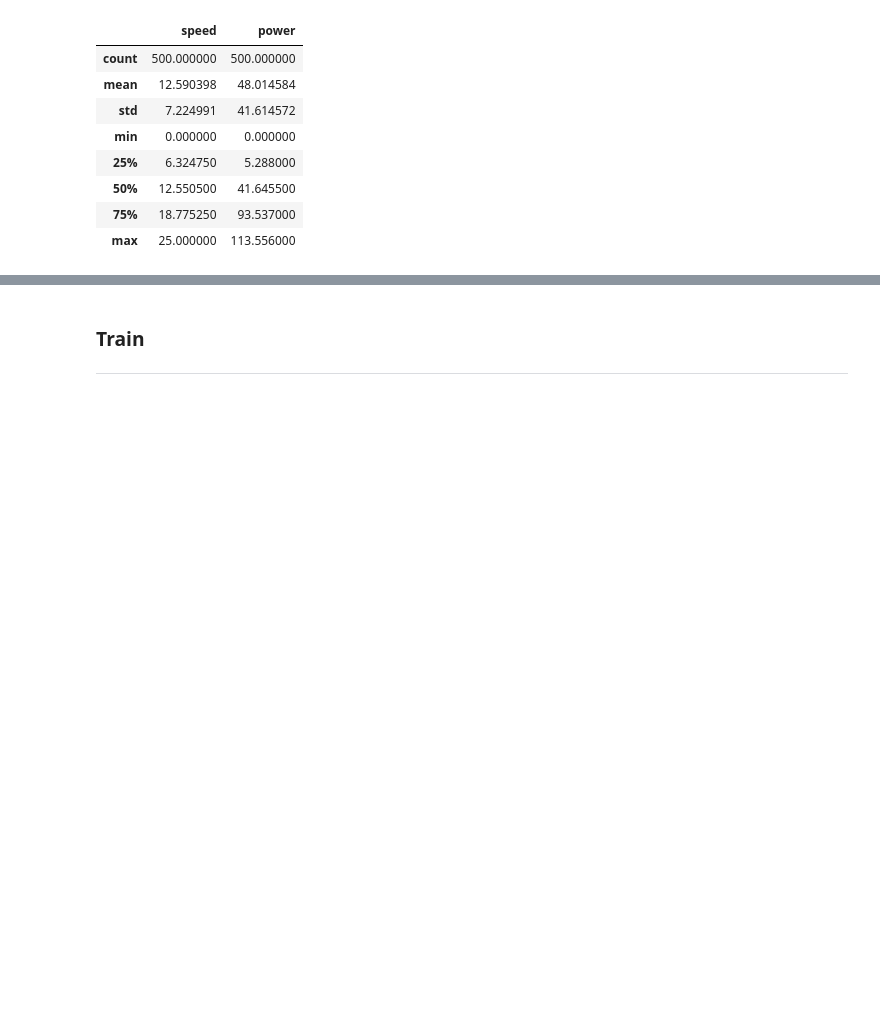
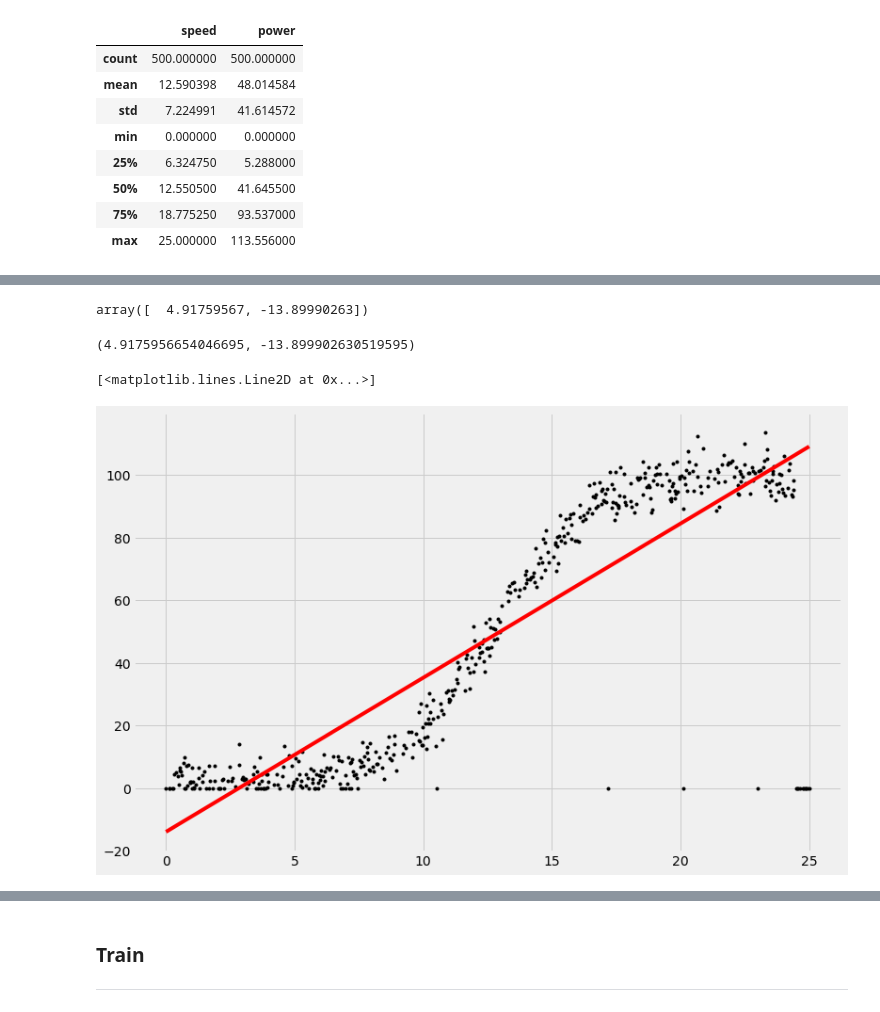
Before and after one commit to G00387867/FDA-project, a Jupyter notebook: power-production.ipynb, the cells around one changed output, grey strips where cells are left out. Cells and saved outputs as stored; diff of their text form; code cells hidden in the pictures; blank space fills up the shorter version.

```diff
--- a/power-production.ipynb
+++ b/power-production.ipynb
@@ -85,0 +93,23 @@ sns.scatterplot(data = df, x = "speed", y = "power")
+# %%
+# Do regression on the speed and power arrays using numpy.
+np.polyfit(df["speed"], df["power"], 1)
+# %% [output]
+array([  4.91759567, -13.89990263])
+# %%
+speed = df["speed"]
+power = df["power"]
+
+# Create variables with those values.
+m, p = np.polyfit(speed, power, 1)
+
+# Have a look at m and r.
+m, p
+# %% [output]
+(4.9175956654046695, -13.899902630519595)
+# %%
+# Plot speed and power and the regression line in red.
+plt.plot(speed, power, "k.")
+plt.plot(speed, m * speed + p, "r-" )
+# %% [output]
+[<matplotlib.lines.Line2D at 0x...>]
+[figure, added]
```
Also changed, not shown: parts of 23 cells of this notebook.
